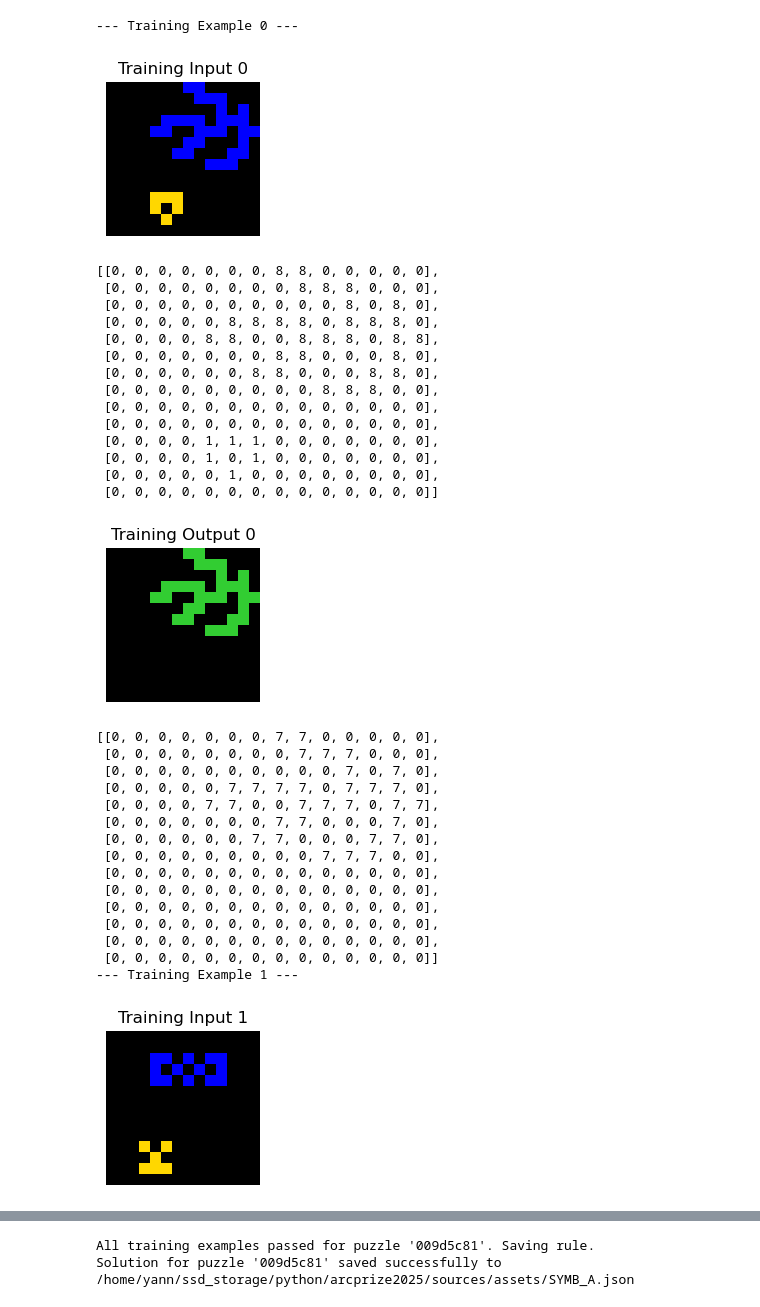
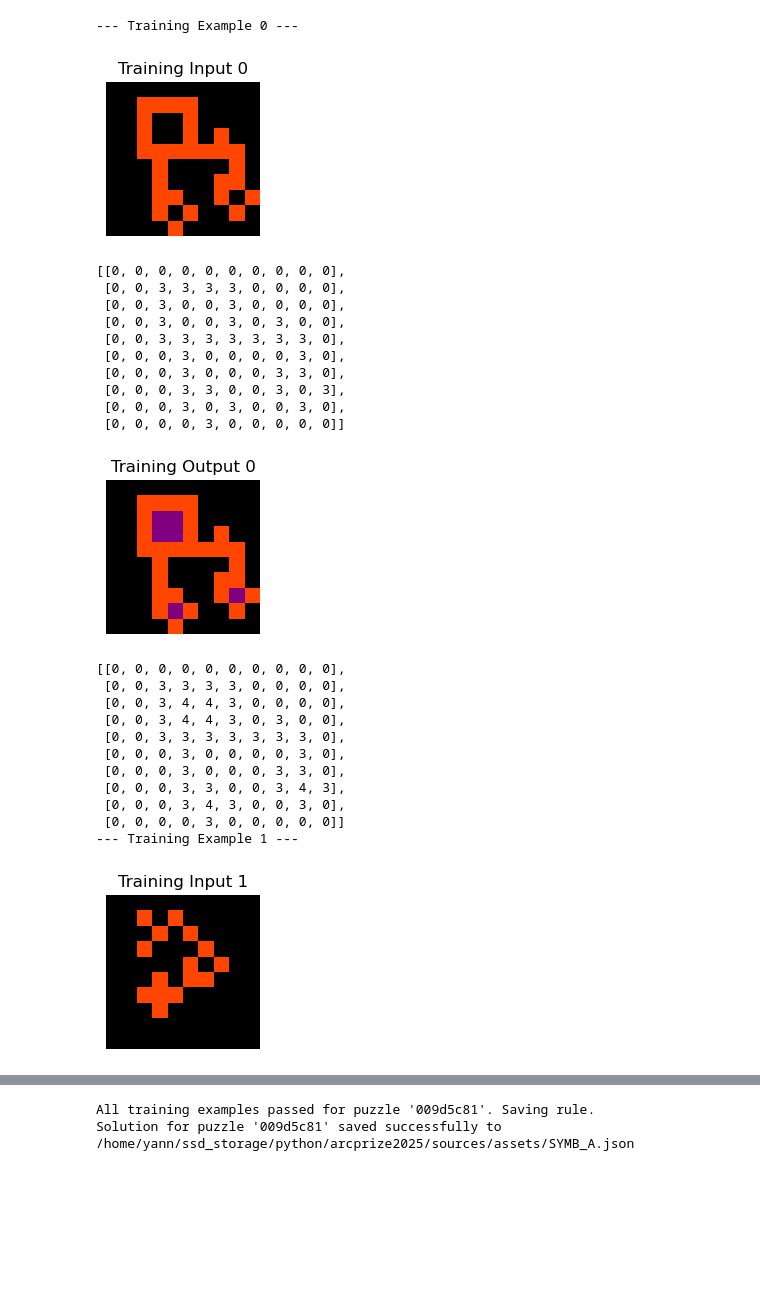
Before and after one commit to yann112/GridGlyph, a Jupyter notebook: notebooks/solve_symbolic_puzzle.ipynb, the cells around one changed output, grey strips where cells are left out. Cells and saved outputs as stored; diff of their text form; code cells hidden in the pictures; blank space fills up the shorter version.

```diff
--- a/notebooks/solve_symbolic_puzzle.ipynb
+++ b/notebooks/solve_symbolic_puzzle.ipynb
@@ -80,60 +89,52 @@ def plot_grid(grid, title=""):
     plt.axis('off')
     plt.show()
 # %%
-n=2
+n=3
 
 
 with open(json_file, 'r') as file:
     data = json.load(file)
 
 data.keys()
 list_number = list(data.keys())
 puzzle_id = list_number[n]
 puzzle = data[puzzle_id]
 
 # Loop to plot all input/output pairs
 for i, example in enumerate(puzzle["train"]):
     print(f"--- Training Example {i} ---")
     plot_grid(example["input"], title=f"Training Input {i}")
     pprint(example["input"])
     plot_grid(example["output"], title=f"Training Output {i}")
     pprint(example["output"])
 
 
 for i, example in enumerate(puzzle["test"]):
     print(f"--- Test Example {i} ---")
     plot_grid(example["input"], title=f"Test Input {i}")
 # %% [output]
 --- Training Example 0 ---
-[figure, old version]
+[figure, new version]
-[[0, 0, 0, 0, 0, 0, 0, 8, 8, 0, 0, 0, 0, 0],
- [0, 0, 0, 0, 0, 0, 0, 0, 8, 8, 8, 0, 0, 0],
- [0, 0, 0, 0, 0, 0, 0, 0, 0, 0, 8, 0, 8, 0],
- [0, 0, 0, 0, 0, 8, 8, 8, 8, 0, 8, 8, 8, 0],
- [0, 0, 0, 0, 8, 8, 0, 0, 8, 8, 8, 0, 8, 8],
- [0, 0, 0, 0, 0, 0, 0, 8, 8, 0, 0, 0, 8, 0],
- [0, 0, 0, 0, 0, 0, 8, 8, 0, 0, 0, 8, 8, 0],
- [0, 0, 0, 0, 0, 0, 0, 0, 0, 8, 8, 8, 0, 0],
- [0, 0, 0, 0, 0, 0, 0, 0, 0, 0, 0, 0, 0, 0],
- [0, 0, 0, 0, 0, 0, 0, 0, 0, 0, 0, 0, 0, 0],
- [0, 0, 0, 0, 1, 1, 1, 0, 0, 0, 0, 0, 0, 0],
- [0, 0, 0, 0, 1, 0, 1, 0, 0, 0, 0, 0, 0, 0],
- [0, 0, 0, 0, 0, 1, 0, 0, 0, 0, 0, 0, 0, 0],
- [0, 0, 0, 0, 0, 0, 0, 0, 0, 0, 0, 0, 0, 0]]
+[[0, 0, 0, 0, 0, 0, 0, 0, 0, 0],
+ [0, 0, 3, 3, 3, 3, 0, 0, 0, 0],
+ [0, 0, 3, 0, 0, 3, 0, 0, 0, 0],
+ [0, 0, 3, 0, 0, 3, 0, 3, 0, 0],
+ [0, 0, 3, 3, 3, 3, 3, 3, 3, 0],
+ [0, 0, 0, 3, 0, 0, 0, 0, 3, 0],
+ [0, 0, 0, 3, 0, 0, 0, 3, 3, 0],
+ [0, 0, 0, 3, 3, 0, 0, 3, 0, 3],
+ [0, 0, 0, 3, 0, 3, 0, 0, 3, 0],
+ [0, 0, 0, 0, 3, 0, 0, 0, 0, 0]]
-[figure, old version]
+[figure, new version]
-[[0, 0, 0, 0, 0, 0, 0, 7, 7, 0, 0, 0, 0, 0],
- [0, 0, 0, 0, 0, 0, 0, 0, 7, 7, 7, 0, 0, 0],
- [0, 0, 0, 0, 0, 0, 0, 0, 0, 0, 7, 0, 7, 0],
- [0, 0, 0, 0, 0, 7, 7, 7, 7, 0, 7, 7, 7, 0],
- [0, 0, 0, 0, 7, 7, 0, 0, 7, 7, 7, 0, 7, 7],
- [0, 0, 0, 0, 0, 0, 0, 7, 7, 0, 0, 0, 7, 0],
- [0, 0, 0, 0, 0, 0, 7, 7, 0, 0, 0, 7, 7, 0],
- [0, 0, 0, 0, 0, 0, 0, 0, 0, 7, 7, 7, 0, 0],
- [0, 0, 0, 0, 0, 0, 0, 0, 0, 0, 0, 0, 0, 0],
- [0, 0, 0, 0, 0, 0, 0, 0, 0, 0, 0, 0, 0, 0],
- [0, 0, 0, 0, 0, 0, 0, 0, 0, 0, 0, 0, 0, 0],
- [0, 0, 0, 0, 0, 0, 0, 0, 0, 0, 0, 0, 0, 0],
- [0, 0, 0, 0, 0, 0, 0, 0, 0, 0, 0, 0, 0, 0],
- [0, 0, 0, 0, 0, 0, 0, 0, 0, 0, 0, 0, 0, 0]]
+[[0, 0, 0, 0, 0, 0, 0, 0, 0, 0],
+ [0, 0, 3, 3, 3, 3, 0, 0, 0, 0],
+ [0, 0, 3, 4, 4, 3, 0, 0, 0, 0],
+ [0, 0, 3, 4, 4, 3, 0, 3, 0, 0],
+ [0, 0, 3, 3, 3, 3, 3, 3, 3, 0],
+ [0, 0, 0, 3, 0, 0, 0, 0, 3, 0],
+ [0, 0, 0, 3, 0, 0, 0, 3, 3, 0],
+ [0, 0, 0, 3, 3, 0, 0, 3, 4, 3],
+ [0, 0, 0, 3, 4, 3, 0, 0, 3, 0],
+ [0, 0, 0, 0, 3, 0, 0, 0, 0, 0]]
 --- Training Example 1 ---
-[figure, old version]
+[figure, new version]
```
Also changed, not shown: parts of 7 cells of this notebook, 1 other file.
